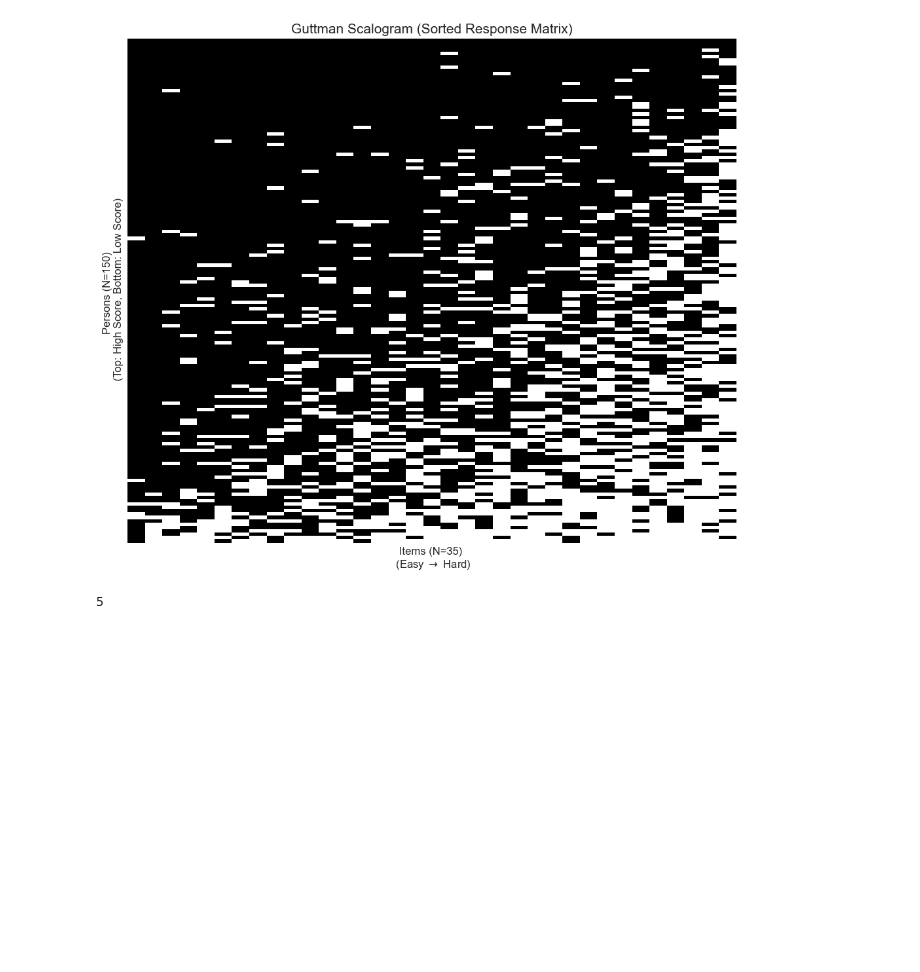
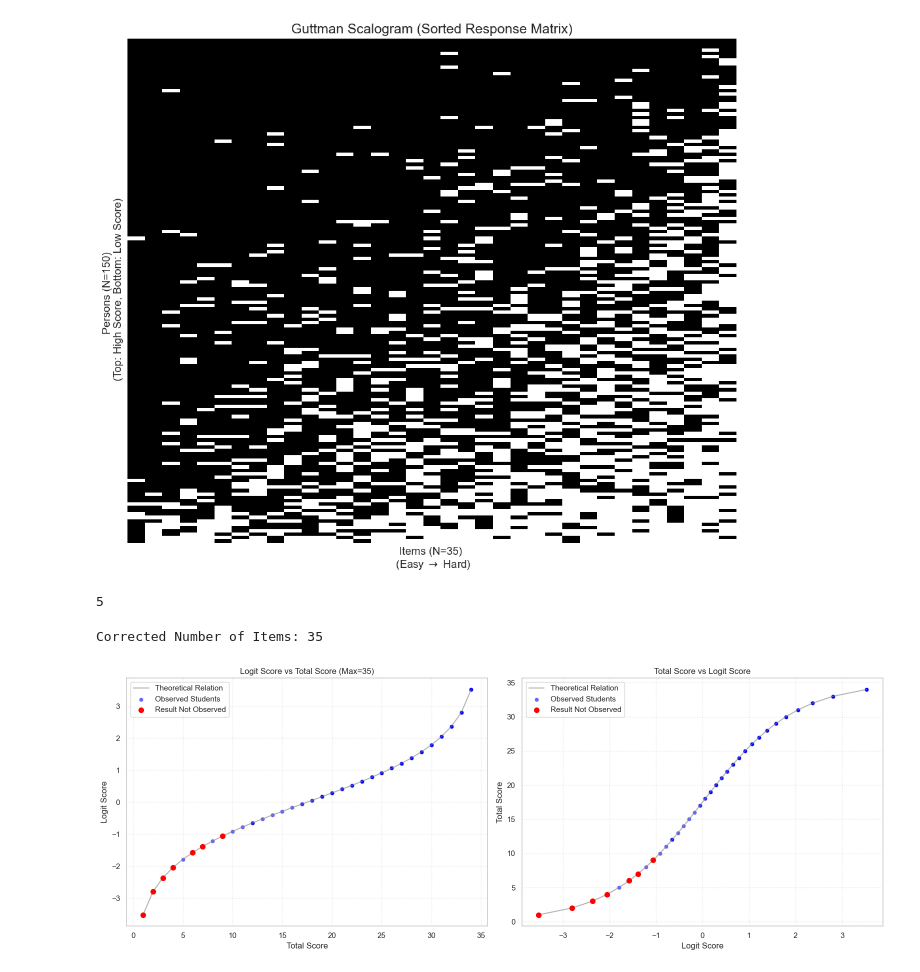
Before and after one commit to yongduek/RaschModeling, a Jupyter notebook: eda.ipynb, the cells around one changed output. Saved outputs shown, nothing was run; the diff lists cells and outputs as text; code cells hidden in the pictures; blank space fills up the shorter version.

Commit message:
logit-totalscore

```diff
--- a/eda.ipynb
+++ b/eda.ipynb
@@ -378,3 +378,82 @@ plt.show()
 response_matrix_sorted.iloc[-1,:].sum()
 # %% [output]
 5
+# %%
+import numpy as np
+
+# Calculate Total Score for each student
+# EXPLANATION OF FIX:
+# Previously, we selected all columns != 'PersonID'.
+# When this cell was re-run, 'TotalScore' and 'LogitScore' (added by this cell) were included in 'item_cols'.
+# This caused the item count to grow (e.g., to 37) and the score to be summed incorrectly.
+# We now strictly exclude known non-item columns.
+non_item_cols = {'PersonID', 'TotalScore', 'LogitScore'}
+item_cols = [c for c in df.columns if c not in non_item_cols]
+
+# Recalculate based on fixed item columns
+total_score = df[item_cols].sum(axis=1)
+max_score = len(item_cols)
+
+print(f"Corrected Number of Items: {max_score}") # Should be 35
+
+# Compute Logit: log(score / (max - score))
+with np.errstate(divide='ignore', invalid='ignore'):
+    logit_score = np.log(total_score / (max_score - total_score))
+
+# Store/Overwrite in DataFrame
+df['TotalScore'] = total_score
+df['LogitScore'] = logit_score
+
+# Filter out infinite values for the plot (observed data)
+plot_data = df.replace([np.inf, -np.inf], np.nan).dropna(subset=['LogitScore'])
+
+# --- Theoretical Calculations for Scores 1 to 34 (Max Score - 1) ---
+theoretical_scores = np.arange(1, max_score)
+with np.errstate(divide='ignore', invalid='ignore'):
+    theoretical_logits = np.log(theoretical_scores / (max_score - theoretical_scores))
+
+# Identify scores NOT present in the observed data
+observed_scores_set = set(plot_data['TotalScore'].astype(int))
+missing_indices = [i for i, s in enumerate(theoretical_scores) if s not in observed_scores_set]
+missing_scores = theoretical_scores[missing_indices]
+missing_logits = theoretical_logits[missing_indices]
+
+# Create 1x2 subplots
+fig, axes = plt.subplots(1, 2, figsize=(16, 6))
+
+# Plot 1: Logit Score vs Total Score
+axes[0].plot(theoretical_scores, theoretical_logits, color='gray', linestyle='-', alpha=0.6, label='Theoretical Relation')
+sns.scatterplot(data=plot_data, x='TotalScore', y='LogitScore', ax=axes[0], color='blue', label='Observed Students', alpha=0.6)
+if len(missing_scores) > 0:
+    axes[0].scatter(missing_scores, missing_logits, color='red', s=50, zorder=5, label='Result Not Observed')
+
+axes[0].set_title(f'Logit Score vs Total Score (Max={max_score})')
+axes[0].set_xlabel('Total Score')
+axes[0].set_ylabel('Logit Score')
+axes[0].legend()
+axes[0].grid(True, linestyle=':', alpha=0.6)
+
+# Plot 2: Total Score vs Logit Score
+axes[1].plot(theoretical_logits, theoretical_scores, color='gray', linestyle='-', alpha=0.6, label='Theoretical Relation')
+sns.scatterplot(data=plot_data, x='LogitScore', y='TotalScore', ax=axes[1], color='blue', label='Observed Students', alpha=0.6)
+if len(missing_scores) > 0:
+    axes[1].scatter(missing_logits, missing_scores, color='red', s=50, zorder=5, label='Result Not Observed')
+
+axes[1].set_title(f'Total Score vs Logit Score')
+axes[1].set_xlabel('Logit Score')
+axes[1].set_ylabel('Total Score')
+axes[1].legend()
+axes[1].grid(True, linestyle=':', alpha=0.6)
+
+plt.tight_layout()
+plt.show()
+
+# Report
+undefined_count = len(df) - len(plot_data)
+if undefined_count > 0:
+    print(f"Note: {undefined_count} students had extreme scores (0 or {max_score}) and have undefined logits.")
+if len(missing_scores) > 0:
+    print(f"Scores within range [1, {max_score-1}] that no student achieved: {missing_scores}")
+# %% [output]
+Corrected Number of Items: 35
+[figure, added]
```
Also changed, not shown: parts of 1 cell of this notebook.
